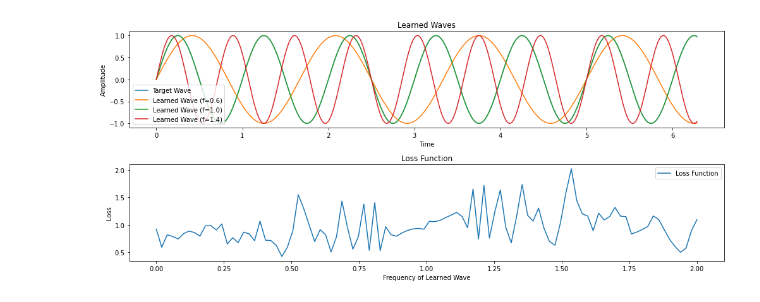
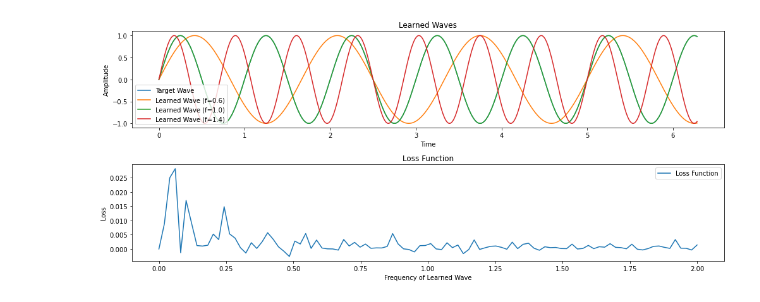
Before and after one commit to dallingordon/CSN, a Jupyter notebook: f loss.ipynb, the cells around one changed output. Saved outputs shown, nothing was run; the diff lists cells and outputs as text; code cells hidden in the pictures.

```diff
--- a/f loss.ipynb
+++ b/f loss.ipynb
@@ -22,7 +22,7 @@ def sample_arrays(target, learned, x):
     indices = np.random.choice(len(target), size=x, replace=False)
     sampled_target = target[indices]
     sampled_learned = learned[indices]
-    return sampled_target, sampled_learned
+    return sampled_target, sampled_learned, indices
 
 # Function to generate the learned wave
 def generate_learned_wave(f):
@@ -65,43 +65,55 @@ def loss_function_d1(target, learned):
         return np.inf  # Avoid division by zero if no instances are less than
     return greater_than / less_than
 
+def loss_function_aa(target, learned):
+    target, learned, _ = sample_arrays(target, learned, 100)
+    prod = learned * target
+    return np.average(prod)
+
+def loss_function_aa(target, learned):
+    target, learned, _ = sample_arrays(target, learned, 1000)
+    prod = np.outer(learned, target)
+    #print(prod.shape)
+    return np.average(prod)
+
+
 
 # Calculate the loss for each frequency in the range
 losses = []
 for f in f_learned_range:
     learned_wave = generate_learned_wave(f)
-    loss = loss_function_L(target_wave, learned_wave)
+    loss = loss_function_aa(target_wave, learned_wave)
     losses.append(loss)
 
 # Plot the target wave
 plt.figure(figsize=(14, 6))
 
 plt.subplot(2, 1, 1)
 plt.plot(t, target_wave, label='Target Wave')
 plt.title('Target Wave')
 plt.xlabel('Time')
 plt.ylabel('Amplitude')
 plt.legend()
 
 # Plot the learned waves for selected frequencies
 selected_frequencies = [0.6, 1, 1.4]
 for f in selected_frequencies:
     learned_wave = generate_learned_wave(f)
     plt.plot(t, learned_wave, label=f'Learned Wave (f={f:.1f})')
 plt.title('Learned Waves')
 plt.xlabel('Time')
 plt.ylabel('Amplitude')
 plt.legend()
 
 # Plot the loss function
 plt.subplot(2, 1, 2)
 plt.plot(f_learned_range, losses, label='Loss Function')
 plt.title('Loss Function')
 plt.xlabel('Frequency of Learned Wave')
 plt.ylabel('Loss')
 plt.legend()
 
 plt.tight_layout()
 plt.show()
 # %% [output]
-[figure, old version]
+[figure, new version]
```
Also changed, not shown: 2 other files.
